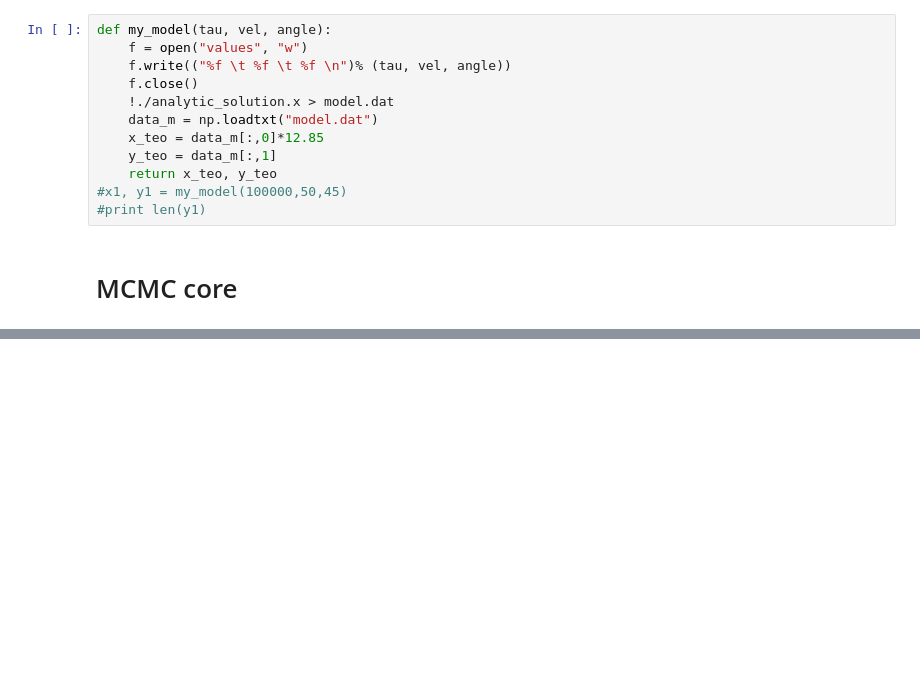
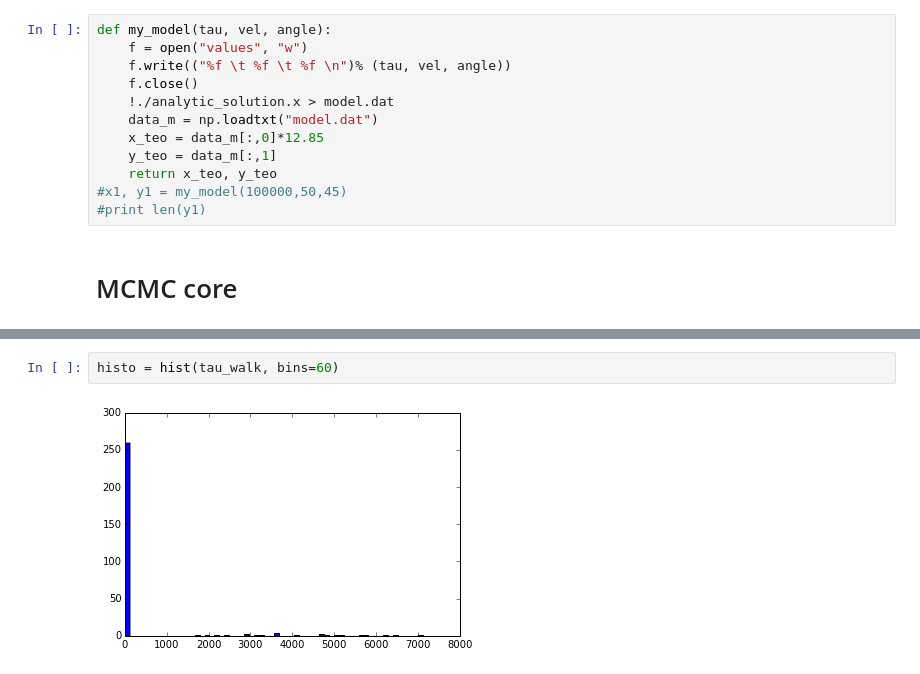
Before and after one commit to jngaravitoc/Lya-MCMC, a Jupyter notebook: code/MCMC_fit.ipynb, the cells around one changed output, grey strips where cells are left out. Cells and saved outputs as stored; diff of their text form; blank space fills up the shorter version.

```diff
--- a/code/MCMC_fit.ipynb
+++ b/code/MCMC_fit.ipynb
@@ -147,0 +139,4 @@ plot(best_x, best_y)
+# %%
+histo = hist(tau_walk, bins=60)
+# %% [output]
+[figure, added]
```
Also changed, not shown: parts of 6 cells of this notebook.
